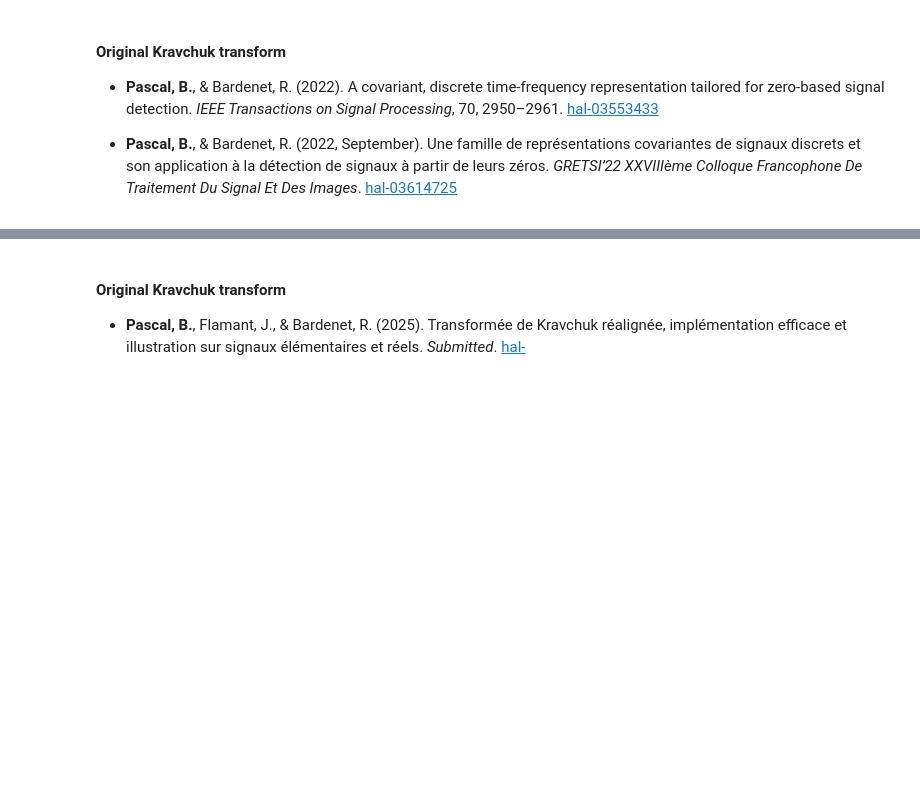
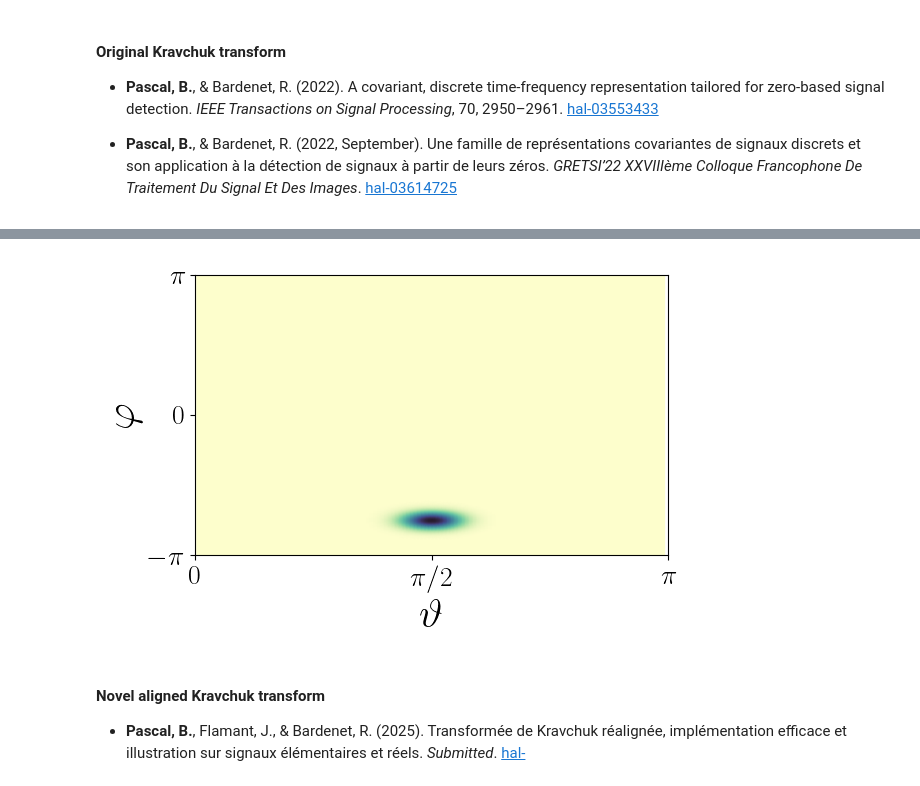
Before and after one commit to GRETSI-2025/GRETSI25_Label-Argent_Transformee-de-Kravchuk-realignee-implementation-efficace-et-illustration, a Jupyter notebook: notebooks/kravchuk-aligned-transform.ipynb, the cells around one changed output, grey strips where cells are left out. Saved outputs shown, nothing was run; the diff lists cells and outputs as text; code cells hidden in the pictures; blank space fills up the shorter version.

```diff
--- a/notebooks/kravchuk-aligned-transform.ipynb
+++ b/notebooks/kravchuk-aligned-transform.ipynb
@@ -18,7 +18,7 @@ observe        = 20
 # %%
 # spherical coordinates parameterizing the coherent state
 theta          = 3*np.pi/4
-phi            = np.pi+np.pi/2
+phi            = np.pi/2
 
 # coherent state
 signal,time_t  = the_noisy_coherent_state(N,observe = observe, theta = theta, phi = phi, snr = snr)
@@ -47,5 +49,9 @@ print(f'Elapsed time to compute the original p-Kravchuk transform is {dt_origin:
+# %%
+planar_display(np.exp(np.abs(Ks)),[],[],thetas[:-1],phis)
+# %% [output]
+[figure, added]
 # %% [markdown]
-#### Original Kravchuk transform
+#### Novel aligned Kravchuk transform
 
 - **Pascal, B.**, Flamant, J., & Bardenet, R. (2025). Transformée de Kravchuk réalignée, implémentation efficace et illustration sur signaux élémentaires et réels. *Submitted*. [hal-](https://hal.archives-ouvertes.fr/)
 # %%
```
Also changed, not shown: parts of 8 cells of this notebook.
